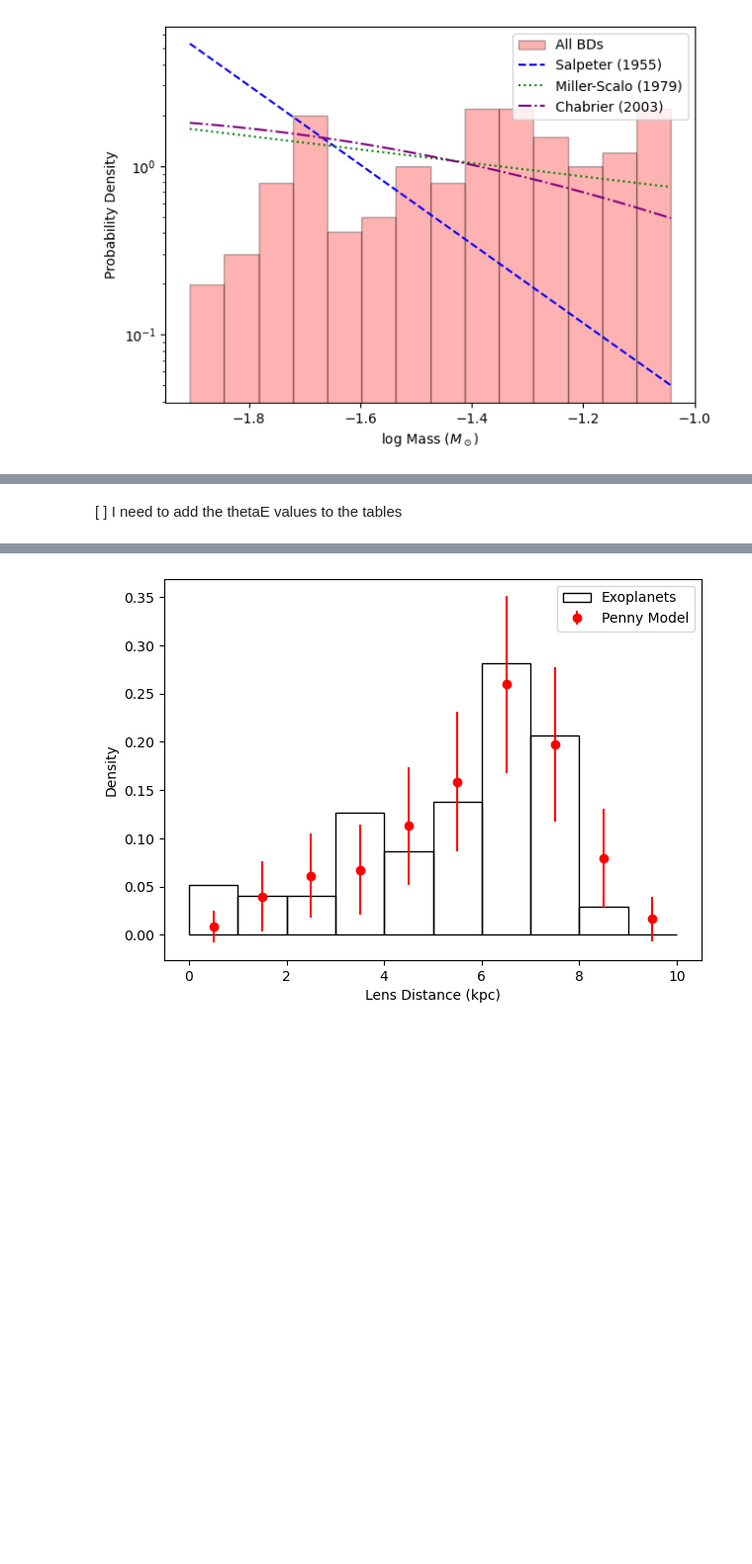
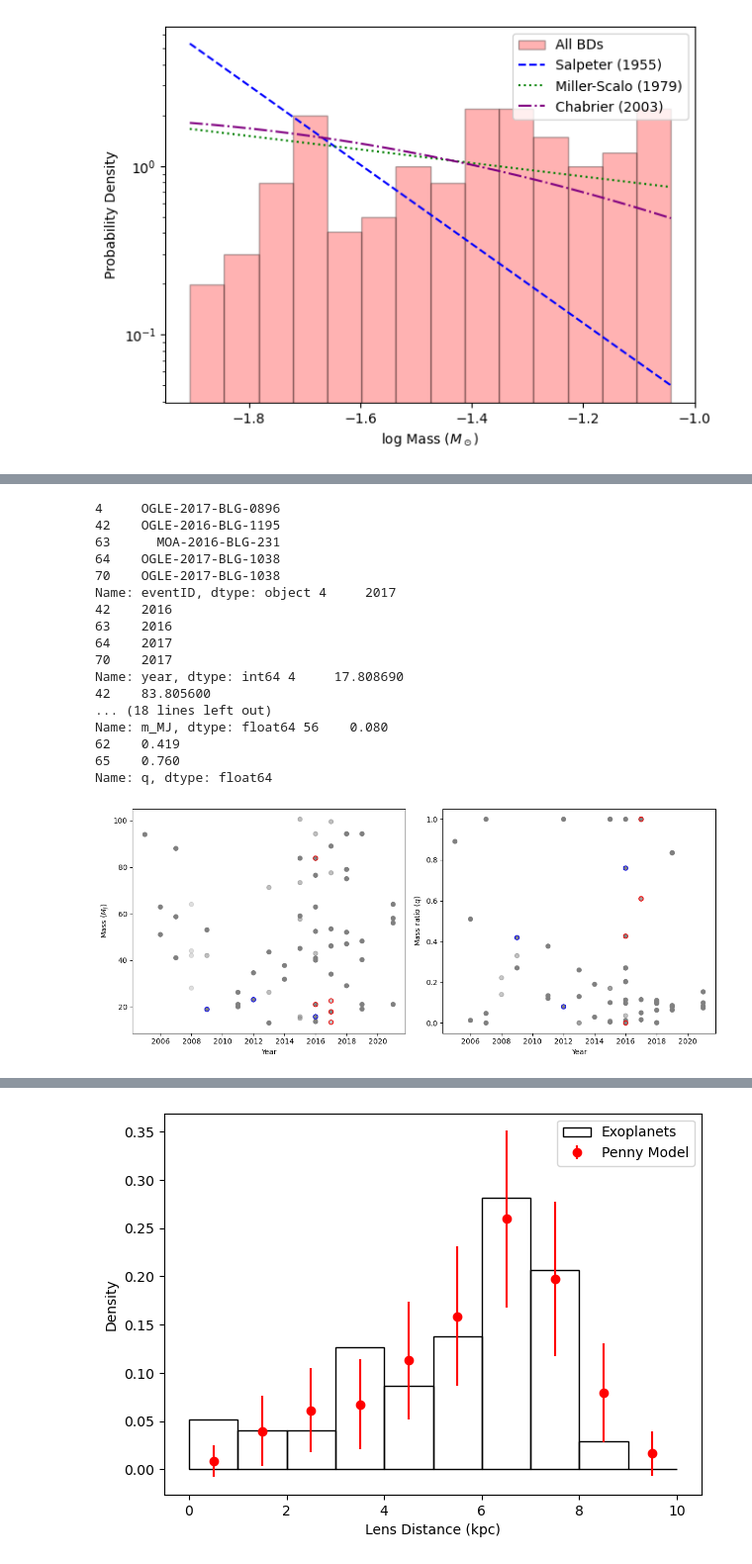
Before and after one commit to AmberLee2427/TheMicrolensersGuideToTheGalaxy, a Jupyter notebook: Notebooks/PlanetsAndBrownDwarfs.ipynb, the cells around one changed output, grey strips where cells are left out. Shown at 99% size. Saved outputs shown, nothing was run; the diff lists cells and outputs as text; code cells hidden in the pictures; blank space fills up the shorter version.

```diff
--- a/Notebooks/PlanetsAndBrownDwarfs.ipynb
+++ b/Notebooks/PlanetsAndBrownDwarfs.ipynb
@@ -472,7 +476,7 @@ import warnings
 warnings.filterwarnings('ignore')
 
 # single lens(q, m1_MSolar, P, theta_E_uas, eventID)
-BD_df = BD_SL_df[['q', 'm1_MSolar', 'P', 'theta_E_uas', 'eventID']]
+BD_df = BD_SL_df[['q', 'm1_MSolar', 'P', 'theta_E_uas', 'eventID', 'year']]
 # make a column m_MJupiter
 BD_df['m_MJ'] = BD_df['m1_MSolar'] * 1047.57
 # drop the m1_MSolar column
@@ -483,7 +487,7 @@ print('-----------------')
 print('BD count (SL):', np.sum(BD_df['P']))
 
 # add the BD companions (q, m1_MSolar, P, theta_E_uas, eventID)
-BD_comp_copy = BD_BLcomp_df[['q', 'm2_MJ', 'P', 'theta_E_uas', 'eventID']]
+BD_comp_copy = BD_BLcomp_df[['q', 'm2_MJ', 'P', 'theta_E_uas', 'eventID', 'year']]
 # rename the m2_MJ column as m_MJ
 BD_comp_copy.rename(columns={'m2_MJ': 'm_MJ'}, inplace=True)
 # append the BD companions to the BD_df
@@ -492,7 +496,7 @@ BD_df = pd.concat([BD_df, BD_comp_copy], ignore_index=True)
 print('BD count (SL+comp):', np.sum(BD_df['P']))
 
 # add the BD hosts (q, m1_MSolar, P, theta_E_uas, eventID)
-BD_host_copy = BD_BLhost_df[['q', 'm1_MSolar', 'P', 'theta_E_uas', 'eventID']]
+BD_host_copy = BD_BLhost_df[['q', 'm1_MSolar', 'P', 'theta_E_uas', 'eventID', 'year']]
 BD_host_copy['m_MJ'] = BD_host_copy['m1_MSolar'] * 1047.57
 BD_host_copy.drop(columns=['m1_MSolar'], inplace=True)
 BD_df = pd.concat([BD_df, BD_host_copy], ignore_index=True)
@@ -504,7 +508,7 @@ print('BD count (SL+comp+hostm1):', np.sum(BD_df['P']))
 BD_host_comp = BD_BLhost_df[BD_BLhost_df['m2_MJ'] > 13]
 BD_host_comp['m_MJ'] = BD_host_comp['m2_MJ']
 # keep only the columns mathcing BD_df
-BD_df = pd.concat([BD_df, BD_host_comp[['q', 'm_MJ', 'P', 'theta_E_uas', 'eventID']]], ignore_index=True)
+BD_df = pd.concat([BD_df, BD_host_comp[['q', 'm_MJ', 'P', 'theta_E_uas', 'eventID', 'year']]], ignore_index=True)
 
 print('BD count (SL+comp+host):', np.sum(BD_df['P']))
 
@@ -703,4 +706,71 @@ Below is a plot of event year vs. mass ratio. What does this plot tell us about
     <br>
 </div>
-# %% [markdown]
-[ ] I need to add the thetaE values to the tables
+# %%
+plt.close(5)
+fig, (ax1, ax2) = plt.subplots(1, 2, figsize=(12, 5), num=5)
+
+######################
+# your code goes here
+
+# Exercise 5
+# Plot BD_df['m_MJ'] vs BD_df['year'] on the first axis (ax1)
+# Set alpha (transparency) based on BD_df['P'] to indicate degenerate solutions
+ax1.scatter(BD_df['year'], BD_df['m_MJ'], alpha=BD_df['P'], c='grey')
+
+# Plot BD_df['m_MJ'] vs BD_df['year'] on the first axis (ax1)
+# Set alpha (transparency) based on BD_df['P'] to indicate degenerate solutions
+ax2.scatter(BD_df['year'], BD_df['q'], alpha=BD_df['P'], c='grey')
+
+# Exercise 6
+
+# select the kinematic group from BD_df using the eventid column
+kinematic_group = ['MOA-2016-BLG-231', 'OGLE-2016-BLG-1195', 'OGLE-2017-BLG-0896', 'OGLE-2017-BLG-1038']
+BD_kinematic_df = BD_df[BD_df['eventID'].isin(kinematic_group)]
+print(BD_kinematic_df['eventID'], BD_kinematic_df['year'], BD_kinematic_df['m_MJ'], BD_kinematic_df['q'])
+
+# Plot red circles around the kinematic group samples
+ax1.scatter(BD_kinematic_df['year'], BD_kinematic_df['m_MJ'], c='none', edgecolor='red')
+ax2.scatter(BD_kinematic_df['year'], BD_kinematic_df['q'], c='none', edgecolor='red')
+
+# select the low-mass/high-mass-ratio binaries from BD_df using the eventid column
+binaries = ['OGLE-2016-BLG-1266', 'OGLE-2009-BLG-151', 'OGLE-2012-BLG-0358']
+BD_binaries_df = BD_df[BD_df['eventID'].isin(binaries)]
+print(BD_binaries_df['eventID'], BD_binaries_df['year'], BD_binaries_df['m_MJ'], BD_binaries_df['q'])
+
+# Plot blue circle around the low-mass binaries
+ax1.scatter(BD_binaries_df['year'], BD_binaries_df['m_MJ'], c='none', edgecolor='blue')
+ax2.scatter(BD_binaries_df['year'], BD_binaries_df['q'], c='none', edgecolor='blue')
+######################
+
+# Add labels and title for the first subplot
+ax1.set_xlabel('Year')
+#ax1.set_yscale('log')
+ax1.set_ylabel('Mass ($M_J$)')
+
+#ax2.set_yscale('log')
+ax2.set_xlabel('Year')
+ax2.set_ylabel('Mass ratio ($q$)')
+
+# Adjust layout for better spacing
+plt.tight_layout()
+
+plt.show()
+# %% [output]
+4     OGLE-2017-BLG-0896
+42    OGLE-2016-BLG-1195
+63      MOA-2016-BLG-231
+64    OGLE-2017-BLG-1038
+70    OGLE-2017-BLG-1038
+Name: eventID, dtype: object 4     2017
+42    2016
+63    2016
+64    2017
+70    2017
+Name: year, dtype: int64 4     17.808690
+42    83.805600
+... (18 lines left out)
+Name: m_MJ, dtype: float64 56    0.080
+62    0.419
+65    0.760
+Name: q, dtype: float64
+[figure, added]
```
Also changed, not shown: parts of 14 cells of this notebook, 6 other files.
